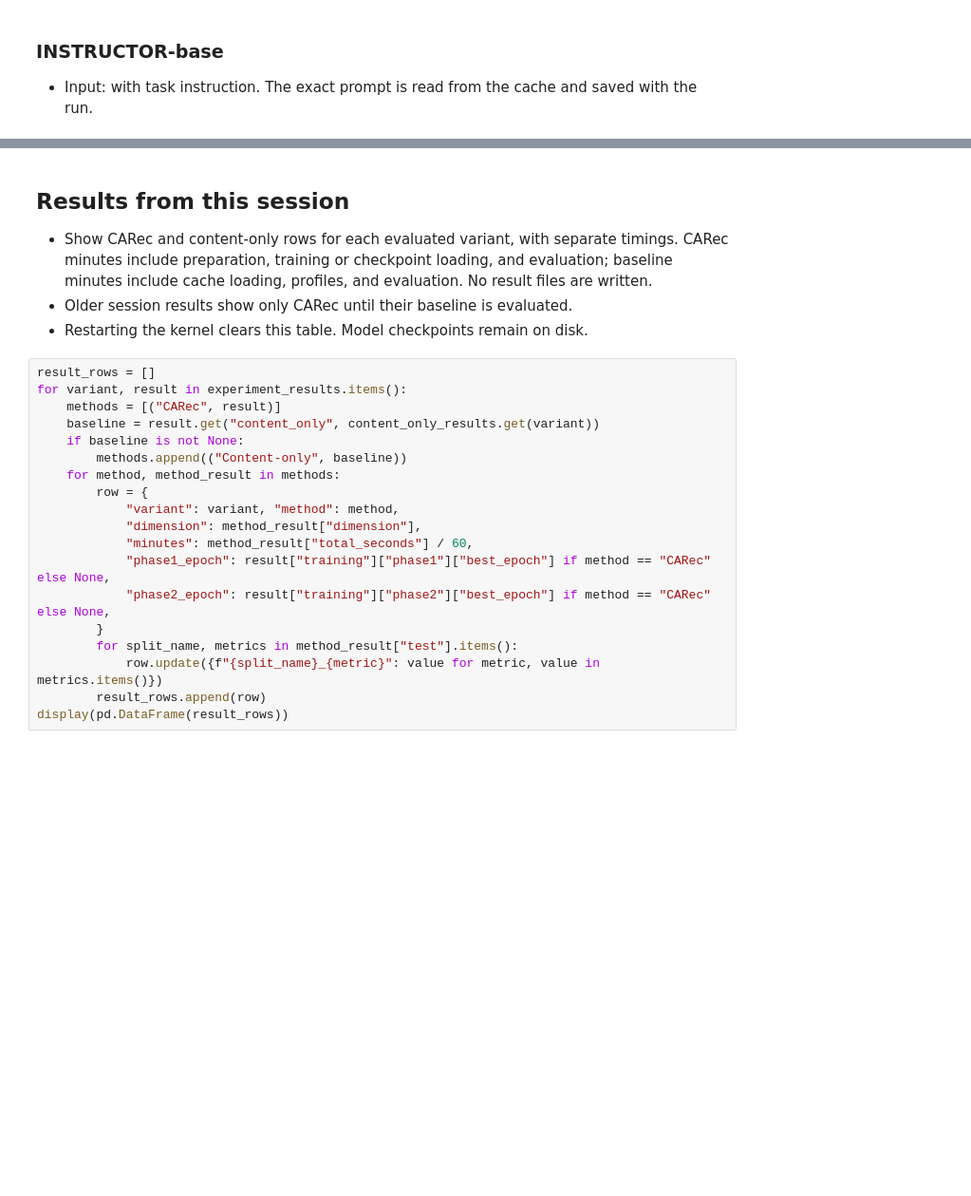
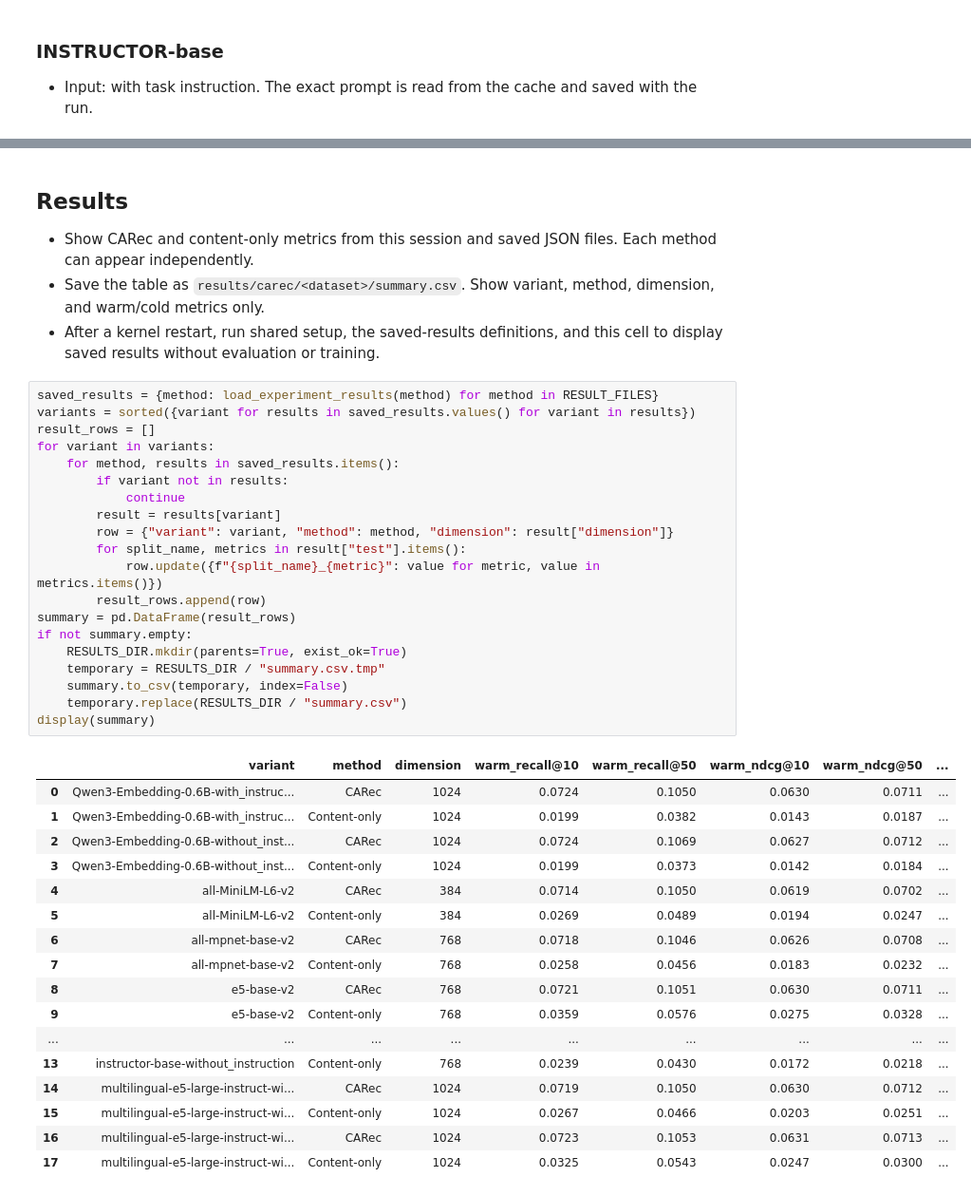
Before and after one commit to MatousKovar/NI-PML, a Jupyter notebook: src/carec_training.ipynb, the cells around one changed output, grey strips where cells are left out. Shown at 95% size. Drawn from its saved outputs; the diff is of its cells as text; blank space fills up the shorter version.

```diff
--- a/src/carec_training.ipynb
+++ b/src/carec_training.ipynb
@@ -620,25 +671,44 @@ Phase 1, epoch 11: loss=-3.0085, valid NDCG@10=0.0420, patience=1/15
 # %% [markdown]
-## Results from this session
+## Results
 
-- Show CARec and content-only rows for each evaluated variant, with separate timings. CARec minutes include preparation, training or checkpoint loading, and evaluation; baseline minutes include cache loading, profiles, and evaluation. No result files are written.
-- Older session results show only CARec until their baseline is evaluated.
-- Restarting the kernel clears this table. Model checkpoints remain on disk.
+- Show CARec and content-only metrics from this session and saved JSON files. Each method can appear independently.
+- Save the table as `results/carec/<dataset>/summary.csv`. Show variant, method, dimension, and warm/cold metrics only.
+- After a kernel restart, run shared setup, the saved-results definitions, and this cell to display saved results without evaluation or training.
 # %%
+saved_results = {method: load_experiment_results(method) for method in RESULT_FILES}
+variants = sorted({variant for results in saved_results.values() for variant in results})
 result_rows = []
-for variant, result in experiment_results.items():
-    methods = [("CARec", result)]
-    baseline = result.get("content_only", content_only_results.get(variant))
-    if baseline is not None:
-        methods.append(("Content-only", baseline))
-    for method, method_result in methods:
-        row = {
-            "variant": variant, "method": method,
-            "dimension": method_result["dimension"],
-            "minutes": method_result["total_seconds"] / 60,
-            "phase1_epoch": result["training"]["phase1"]["best_epoch"] if method == "CARec" else None,
-            "phase2_epoch": result["training"]["phase2"]["best_epoch"] if method == "CARec" else None,
-        }
-        for split_name, metrics in method_result["test"].items():
+for variant in variants:
+    for method, results in saved_results.items():
+        if variant not in results:
+            continue
+        result = results[variant]
+        row = {"variant": variant, "method": method, "dimension": result["dimension"]}
+        for split_name, metrics in result["test"].items():
             row.update({f"{split_name}_{metric}": value for metric, value in metrics.items()})
         result_rows.append(row)
-display(pd.DataFrame(result_rows))
+summary = pd.DataFrame(result_rows)
+if not summary.empty:
+    RESULTS_DIR.mkdir(parents=True, exist_ok=True)
+    temporary = RESULTS_DIR / "summary.csv.tmp"
+    summary.to_csv(temporary, index=False)
+    temporary.replace(RESULTS_DIR / "summary.csv")
+display(summary)
+# %% [output]
+|  | variant | method | dimension | warm_recall@10 | warm_recall@50 | warm_ndcg@10 | warm_ndcg@50 | ... |
+| 0 | Qwen3-Embedding-0.6B-with_instruc... | CARec | 1024 | 0.0724 | 0.1050 | 0.0630 | 0.0711 | ... |
+| 1 | Qwen3-Embedding-0.6B-with_instruc... | Content-only | 1024 | 0.0199 | 0.0382 | 0.0143 | 0.0187 | ... |
+| 2 | Qwen3-Embedding-0.6B-without_inst... | CARec | 1024 | 0.0724 | 0.1069 | 0.0627 | 0.0712 | ... |
+| 3 | Qwen3-Embedding-0.6B-without_inst... | Content-only | 1024 | 0.0199 | 0.0373 | 0.0142 | 0.0184 | ... |
+| 4 | all-MiniLM-L6-v2 | CARec | 384 | 0.0714 | 0.1050 | 0.0619 | 0.0702 | ... |
+| 5 | all-MiniLM-L6-v2 | Content-only | 384 | 0.0269 | 0.0489 | 0.0194 | 0.0247 | ... |
+| 6 | all-mpnet-base-v2 | CARec | 768 | 0.0718 | 0.1046 | 0.0626 | 0.0708 | ... |
+| 7 | all-mpnet-base-v2 | Content-only | 768 | 0.0258 | 0.0456 | 0.0183 | 0.0232 | ... |
+| 8 | e5-base-v2 | CARec | 768 | 0.0721 | 0.1051 | 0.0630 | 0.0711 | ... |
+| 9 | e5-base-v2 | Content-only | 768 | 0.0359 | 0.0576 | 0.0275 | 0.0328 | ... |
+| ... | ... | ... | ... | ... | ... | ... | ... | ... |
+| 13 | instructor-base-without_instruction | Content-only | 768 | 0.0239 | 0.0430 | 0.0172 | 0.0218 | ... |
+| 14 | multilingual-e5-large-instruct-wi... | CARec | 1024 | 0.0719 | 0.1050 | 0.0630 | 0.0712 | ... |
+| 15 | multilingual-e5-large-instruct-wi... | Content-only | 1024 | 0.0267 | 0.0466 | 0.0203 | 0.0251 | ... |
+| 16 | multilingual-e5-large-instruct-wi... | CARec | 1024 | 0.0723 | 0.1053 | 0.0631 | 0.0713 | ... |
+| 17 | multilingual-e5-large-instruct-wi... | Content-only | 1024 | 0.0325 | 0.0543 | 0.0247 | 0.0300 | ... |
```
Also changed, not shown: parts of 13 cells of this notebook, 4 other files.
